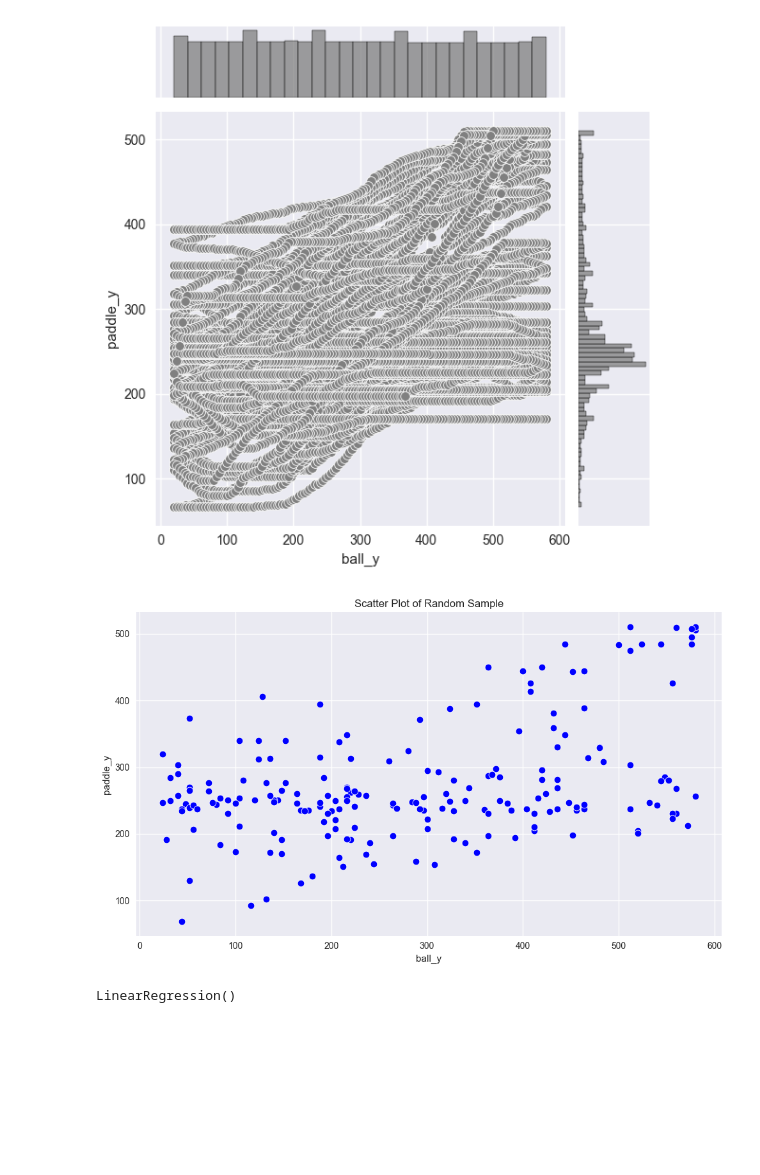
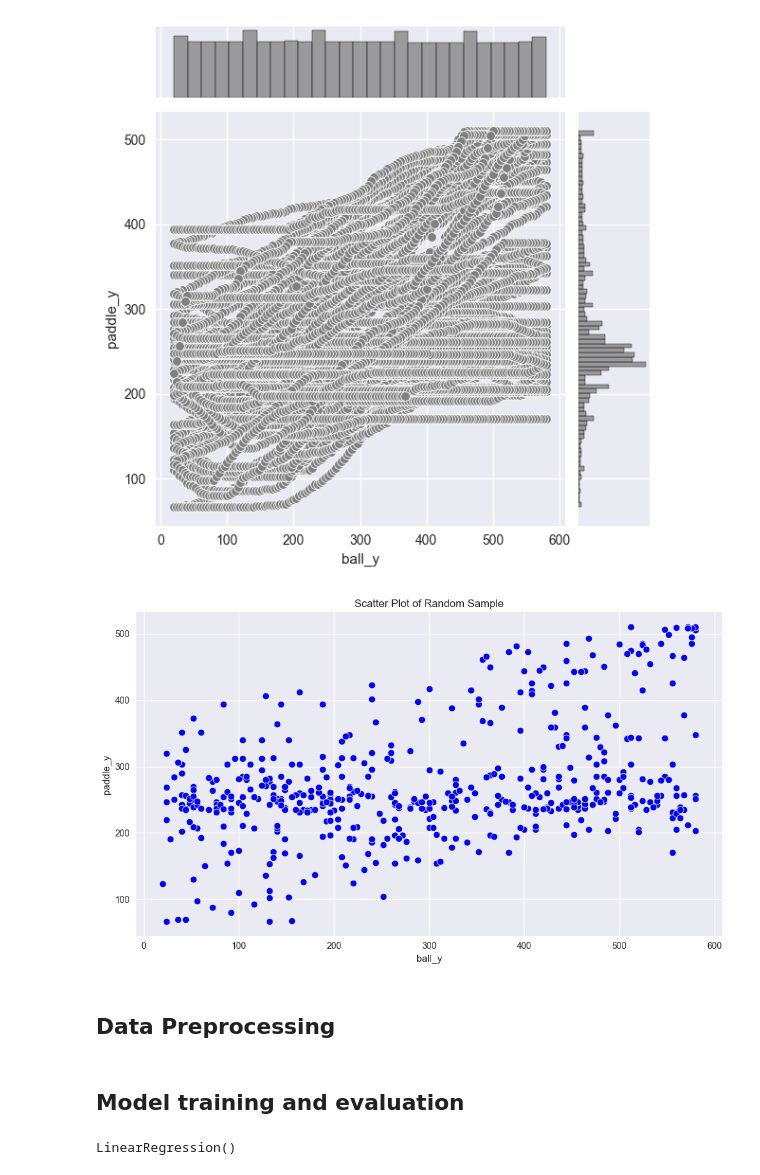
Before and after one commit to mgmytrasiewicz/pygame-pong-v2, a Jupyter notebook: ml-pong.ipynb, the cells around one changed output. Saved outputs shown, nothing was run; the diff lists cells and outputs as text; code cells hidden in the pictures; blank space fills up the shorter version.

```diff
--- a/ml-pong.ipynb
+++ b/ml-pong.ipynb
@@ -57,9 +99,11 @@ def plot_random_scatter(dataframe, x_col, y_col, sample_size=180):
     plt.ylabel(y_col)
     plt.tight_layout()
 # %%
-plot_random_scatter(df, 'ball_y', 'paddle_y', 200)
+plot_random_scatter(df, 'ball_y', 'paddle_y', 500)
 # %% [output]
-[figure, old version]
+[figure, new version]
+# %% [markdown]
+## Data Preprocessing
 # %%
 X = df[['ball_x', 'ball_y', 'ball_vx', 'ball_vy']].values  # Features
 y = df['paddle_y']  # Target
@@ -72,6 +116,8 @@ X_scaled = scaler.fit_transform(X)
 from sklearn.model_selection import train_test_split
 
 X_train, X_test, y_train, y_test = train_test_split(X_scaled, y, test_size=0.2, random_state=42)
+# %% [markdown]
+## Model training and evaluation
 # %%
 from sklearn.linear_model import LinearRegression
 
```
Also changed, not shown: parts of 19 cells of this notebook.
